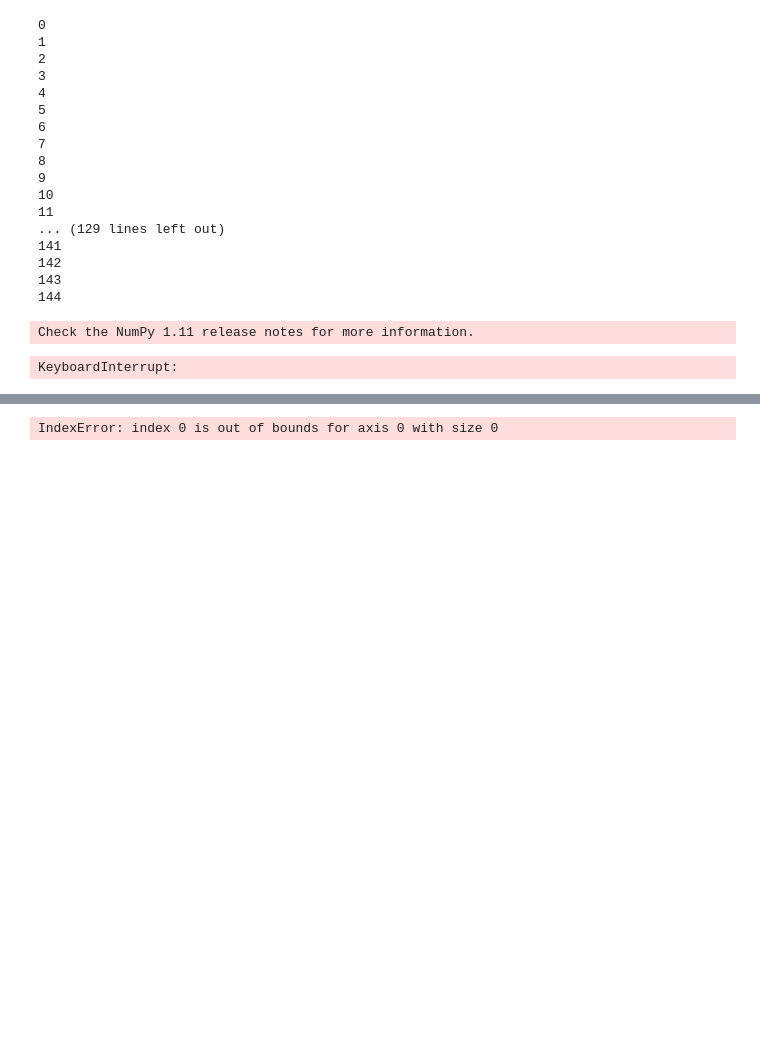
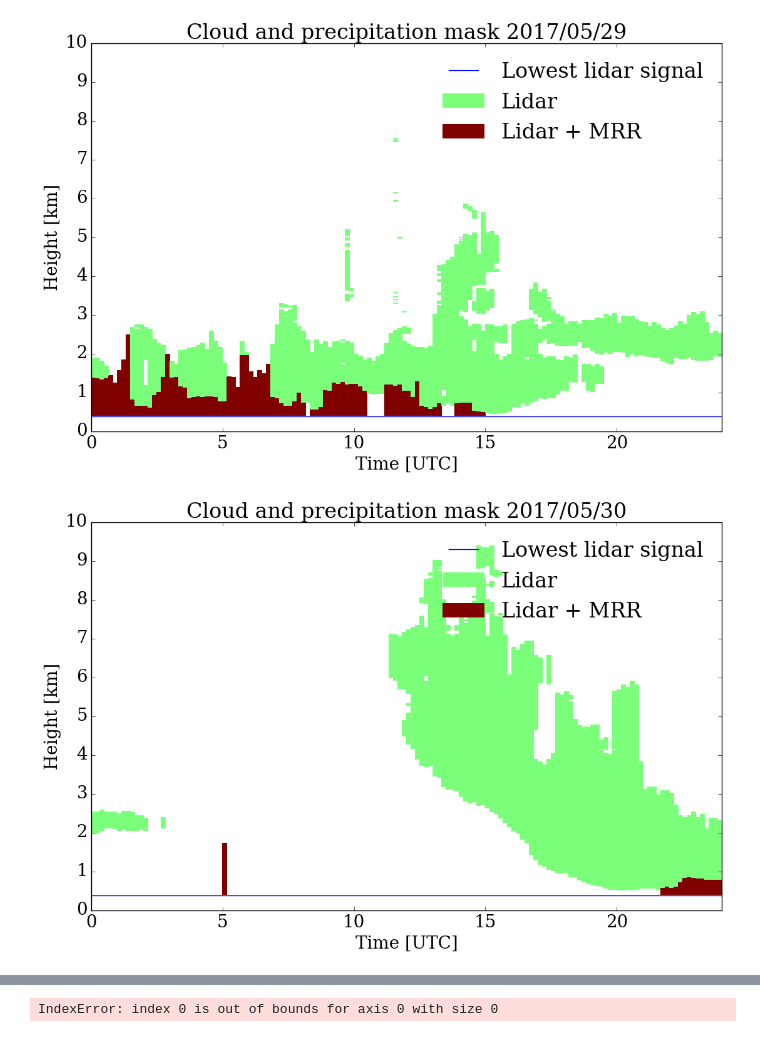
Before and after one commit to cduranalarcon/Lidar_DDU, a Jupyter notebook: Notebooks/temp.ipynb, the cells around one changed output, grey strips where cells are left out. Saved outputs shown, nothing was run; the diff lists cells and outputs as text; code cells hidden in the pictures; blank space fills up the shorter version.

```diff
--- a/Notebooks/temp.ipynb
+++ b/Notebooks/temp.ipynb
@@ -60,7 +60,7 @@ cmap2 = pylab.cm.get_cmap(cmap.name,8)
 ##### Dates
 year0 = [2017,2017]
 month0 = [5,5]
-day0 = [28,28]
+day0 = [29,31]
 
 #### Parameters
 SNR_threshold = 10 # threshold of SNR (based on Par90 SNR)
@@ -102,7 +102,7 @@ for year in range(year0[0],year0[1]+1):
                 minR_Ze = np.squeeze(np.where(abs(Height_MRR - minR) == min(abs(Height_MRR - minR))))
 
                 for h in range(np.shape(Par)[0]):
-                    print h
+                    #print h
                     Y2 = Par[int(h),:]##Y2[15:]
 
                     AA=running_mean(Y2,sm)#[sm-1:]
@@ -207,50 +207,33 @@ for year in range(year0[0],year0[1]+1):
                 Data_index = np.zeros(shape= np.shape(Data_mask))
 
                 for i in range(np.shape(Cloud_ma)[0]-2):
                     for j in range(np.shape(Cloud_ma)[1]-2):
                         val = np.sum(Data_mask[i,j-1:j+2])+np.sum(Data_mask[i+2,j-1:j+2])
                         Data_index[i+1,j+1] =val*Data_mask[i+1,j+1]
                 for j in range(np.shape(Cloud_ma)[1]-2):
                     Data_index[0,j+1] = Data_mask[0,j+1]*(1+np.sum(Data_mask[1,j-1:j+2]))
                     Data_index[-1,j+1] = Data_mask[-1,j+1]*(1+np.sum(Data_mask[-2,j-1:j+2]))
 
                 layers_mask = (Data_index>3)[:,:]+1*Cloud_mask2
                 layers_mask = np.ma.masked_where(layers_mask==0,layers_mask)
 
-                layers_mask2 = Comb_LidarMRR3(layers_mask, Par,R,nstd,sm,times_MRR, Ze, year, month, day, hours, TRES=TRES, VRES=VRES, minR_Ze=minR_Ze)
+                layers_mask2 = Comb_LidarMRR(layers_mask, Par,R,nstd,sm,times_MRR, Ze, year, month, day, hours, TRES=TRES, VRES=VRES, minR_Ze=minR_Ze)
                 layers_mask3 = np.ma.masked_where(layers_mask2 == 1, layers_mask2)
                 cmaps = pylab.cm.get_cmap(cmap.name,3)
                 fig, ax1 = pylab.subplots(figsize=(13,8))
                 pylab.pcolor(hours,r_,np.transpose(layers_mask3),vmin=1,vmax=3, cmap=cmaps)
                 pylab.bar([-11,-12],[0,0], label = "Lidar", color = cmaps(1),edgecolor = "none")
                 pylab.bar([-11,-12],[0,0], label = "Lidar + MRR", color = cmaps(3),edgecolor = "none")
                 pylab.plot([0,24],[R[1],R[1]], label = "Lowest lidar signal")
                 pylab.axis([0,24,0,10])
                 pylab.yticks(np.linspace(0,10,11))
                 pylab.xlabel("Time [UTC]")
                 pylab.ylabel("Height [km]")
                 pylab.title("Cloud and precipitation mask " +str(year)+"/"+str(month).zfill(2)+"/"+str(day).zfill(2))
                 pylab.legend(frameon = False)
                 pylab.savefig("I:/PHD/Lidar/Processing_V3/Cloud_mask/"+str(TRES)+"min"+str(VRES)+"bins/Plots/MASK_"+str(year)+str(month).zfill(2)+str(day).zfill(2)+"_"+str(TRES)+"min_"+str(VRES)+"bins.png",format="png",bbox_inches = 'tight', dpi=300)
                 pylab.show()
                 np.savetxt("I:/PHD/Lidar/Processing_V3/Cloud_mask/"+str(TRES)+"min"+str(VRES)+"bins/MASK_"+str(year)+str(month).zfill(2)+str(day).zfill(2)+"_"+str(TRES)+"min_"+str(VRES)+"bins.txt", layers_mask2)
 # %% [output]
-0
-1
-2
-3
-4
-5
-6
-7
-8
-9
-10
-11
-... (129 lines left out)
-141
-142
-143
-144
-Check the NumPy 1.11 release notes for more information.
-KeyboardInterrupt:
+[figure, added]
+[figure, added]
```
Also changed, not shown: parts of 11 cells of this notebook.
